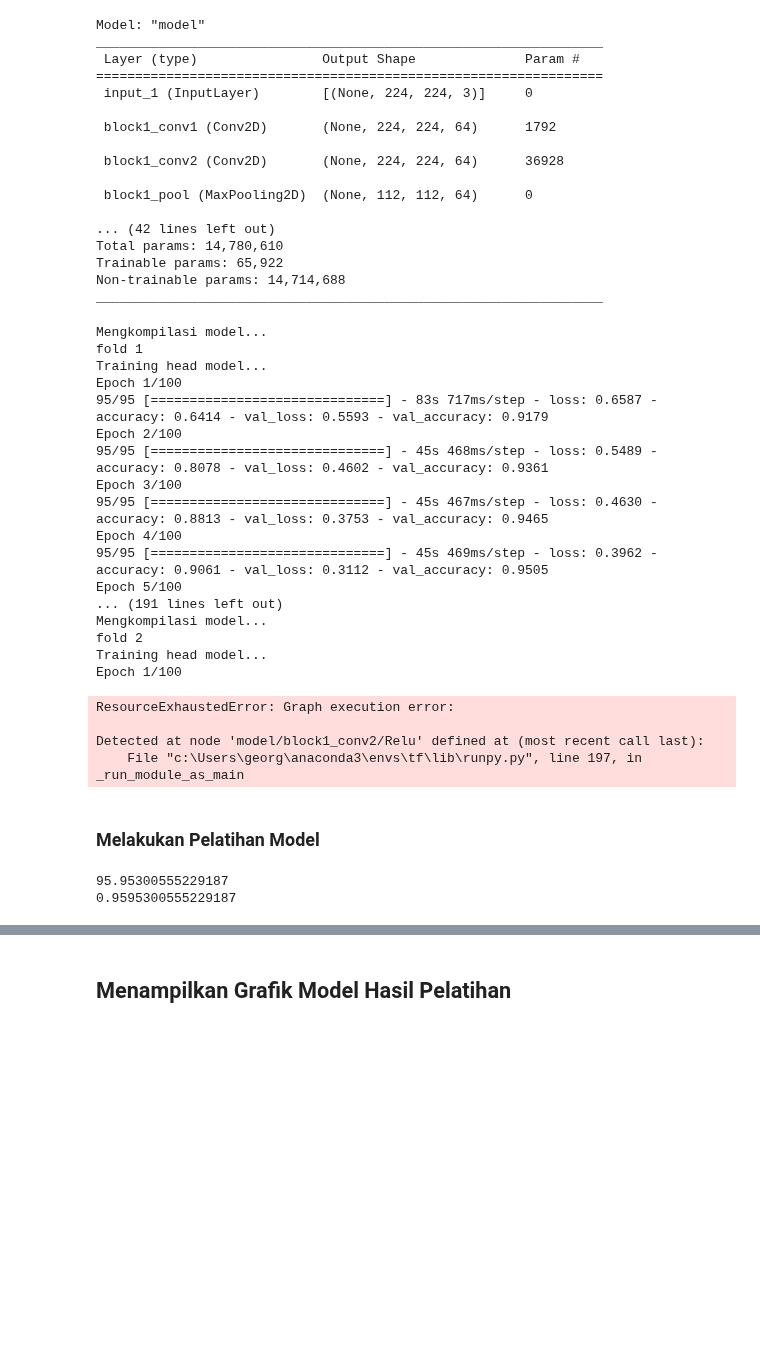
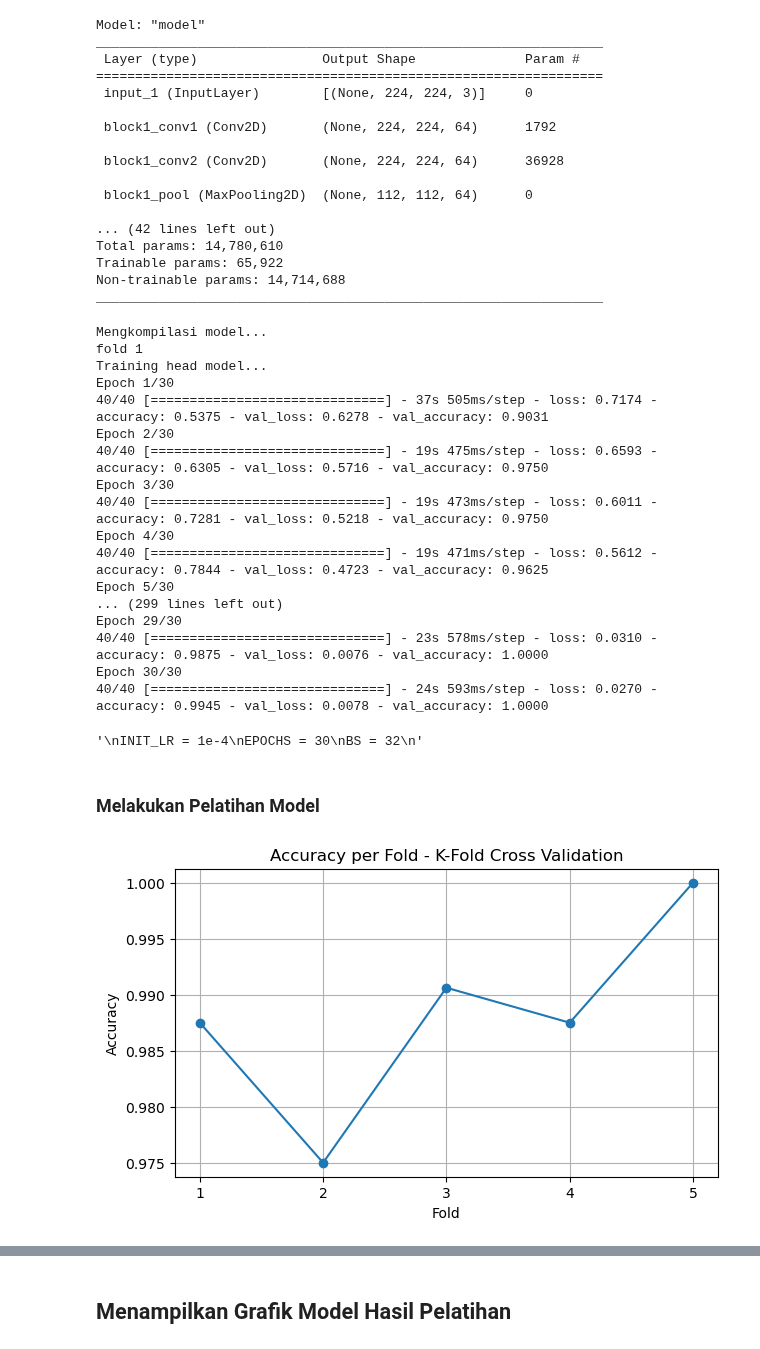
Before and after one commit to georgejusen/Skripsi, a Jupyter notebook: FOLD_of_Face_Mask_Detection_VGG16Net_with_MTCNN_Skripsi_Jusen.ipynb, the cells around one changed output, grey strips where cells are left out. Drawn from its saved outputs; the diff is of its cells as text; code cells hidden in the pictures; blank space fills up the shorter version.

```diff
--- a/FOLD_of_Face_Mask_Detection_VGG16Net_with_MTCNN_Skripsi_Jusen.ipynb
+++ b/FOLD_of_Face_Mask_Detection_VGG16Net_with_MTCNN_Skripsi_Jusen.ipynb
@@ -67,13 +67,14 @@ import sys
 from PIL import Image
 
 INIT_LR = 1e-4
-EPOCHS = 100
+EPOCHS = 30
 BS = 32
 
 # Mengambil gambar dari dataset directory, kemudian inisialisasi data dan class gambar
 print("Menginput gambar...")
 
-imagePaths = list(paths.list_images('dataset'))
+# imagePaths = list(paths.list_images('dataset'))
+imagePaths = list(paths.list_images('dataset_small'))
 data = []
 labels = []
 
@@ -222,59 +223,41 @@ for train_index, test_index in kf.split(data):
     validation_steps=len(test_data) // BS,
     epochs=EPOCHS)
 
-  '''
-  H = model.fit(aug.flow(train_data,
-          steps_per_epoch=len(train_data) // BS,
-          validation_data=test_data,
-          epochs=10))
-  '''
+
   loss, accuracy = model.evaluate(test_data, test_labels, verbose = 0)
 
   fold_accuracies.append(accuracy)
 
   fold+=1
-
-'''
-INIT_LR = 1e-4
-EPOCHS = 30
-BS = 32
-'''
-# H = model.fit(aug.flow(train_data, train_labels, epochs = 10, batch_size = 32, verbose=0))
-
-
-#for layer in baseModel.layers:
-    #layer.trainable = False
-
-# Persiapan kompilasi model
 # %% [output]
 Mengkompilasi model...
 fold 1
 Training head model...
-Epoch 1/100
-95/95 [==============================] - 83s 717ms/step - loss: 0.6587 - accuracy: 0.6414 - val_loss: 0.5593 - val_accuracy: 0.9179
-Epoch 2/100
-95/95 [==============================] - 45s 468ms/step - loss: 0.5489 - accuracy: 0.8078 - val_loss: 0.4602 - val_accuracy: 0.9361
-Epoch 3/100
-95/95 [==============================] - 45s 467ms/step - loss: 0.4630 - accuracy: 0.8813 - val_loss: 0.3753 - val_accuracy: 0.9465
-Epoch 4/100
-95/95 [==============================] - 45s 469ms/step - loss: 0.3962 - accuracy: 0.9061 - val_loss: 0.3112 - val_accuracy: 0.9505
-Epoch 5/100
-... (191 lines left out)
-Mengkompilasi model...
-fold 2
-Training head model...
-Epoch 1/100
+Epoch 1/30
+40/40 [==============================] - 37s 505ms/step - loss: 0.7174 - accuracy: 0.5375 - val_loss: 0.6278 - val_accuracy: 0.9031
+Epoch 2/30
+40/40 [==============================] - 19s 475ms/step - loss: 0.6593 - accuracy: 0.6305 - val_loss: 0.5716 - val_accuracy: 0.9750
+Epoch 3/30
+40/40 [==============================] - 19s 473ms/step - loss: 0.6011 - accuracy: 0.7281 - val_loss: 0.5218 - val_accuracy: 0.9750
+Epoch 4/30
+40/40 [==============================] - 19s 471ms/step - loss: 0.5612 - accuracy: 0.7844 - val_loss: 0.4723 - val_accuracy: 0.9625
+Epoch 5/30
+... (299 lines left out)
+Epoch 29/30
+40/40 [==============================] - 23s 578ms/step - loss: 0.0310 - accuracy: 0.9875 - val_loss: 0.0076 - val_accuracy: 1.0000
+Epoch 30/30
+40/40 [==============================] - 24s 593ms/step - loss: 0.0270 - accuracy: 0.9945 - val_loss: 0.0078 - val_accuracy: 1.0000
-ResourceExhaustedError: Graph execution error:
-
-Detected at node 'model/block1_conv2/Relu' defined at (most recent call last):
-    File "c:\Users\georg\anaconda3\envs\tf\lib\runpy.py", line 197, in _run_module_as_main
+'\nINIT_LR = 1e-4\nEPOCHS = 30\nBS = 32\n'
 # %% [markdown]
 ### Melakukan Pelatihan Model
-# %%
-# Pelatihan model
-mean_accuracy = np.mean(accuracy)
-print(mean_accuracy*100)
-print(accuracy)
-# %% [output]
-95.95300555229187
-0.9595300555229187
+# %%
+plt.figure(figsize=(7, 4))
+plt.plot(range(1, len(fold_accuracies) + 1), fold_accuracies, marker='o')
+plt.xlabel('Fold')
+plt.ylabel('Accuracy')
+plt.title('Accuracy per Fold - K-Fold Cross Validation')
+plt.xticks(range(1, len(fold_accuracies) + 1))
+plt.grid(True)
+plt.show()
+# %% [output]
+[figure, added]
```
Also changed, not shown: parts of 12 cells of this notebook, 1 other file.
